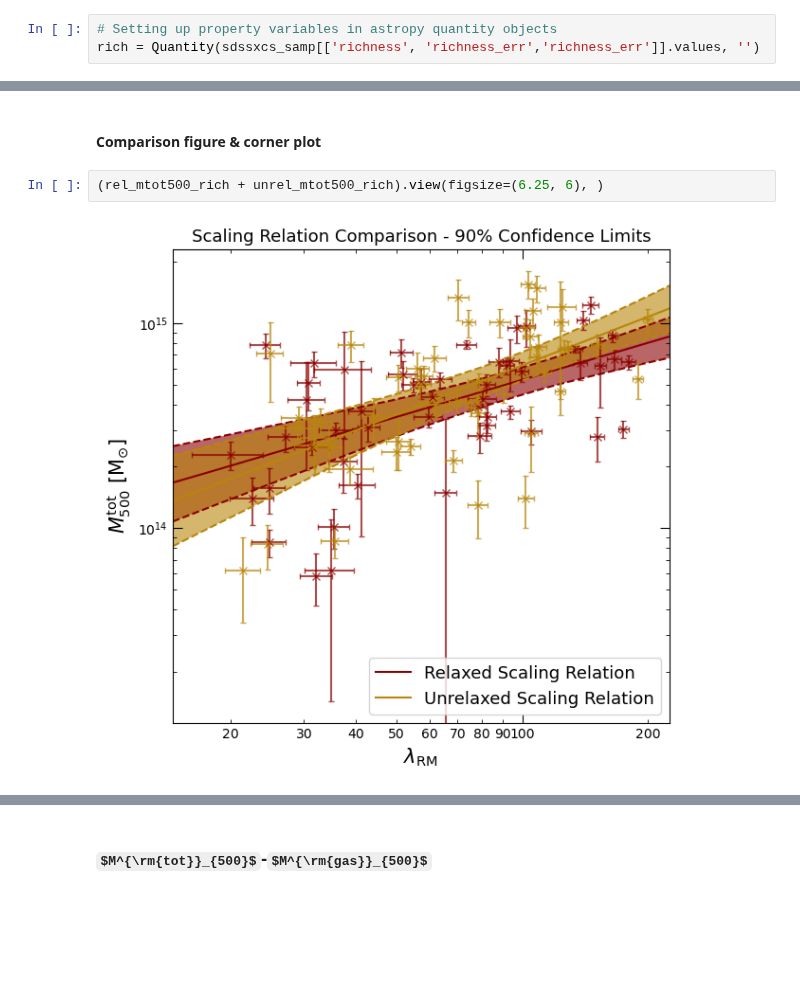
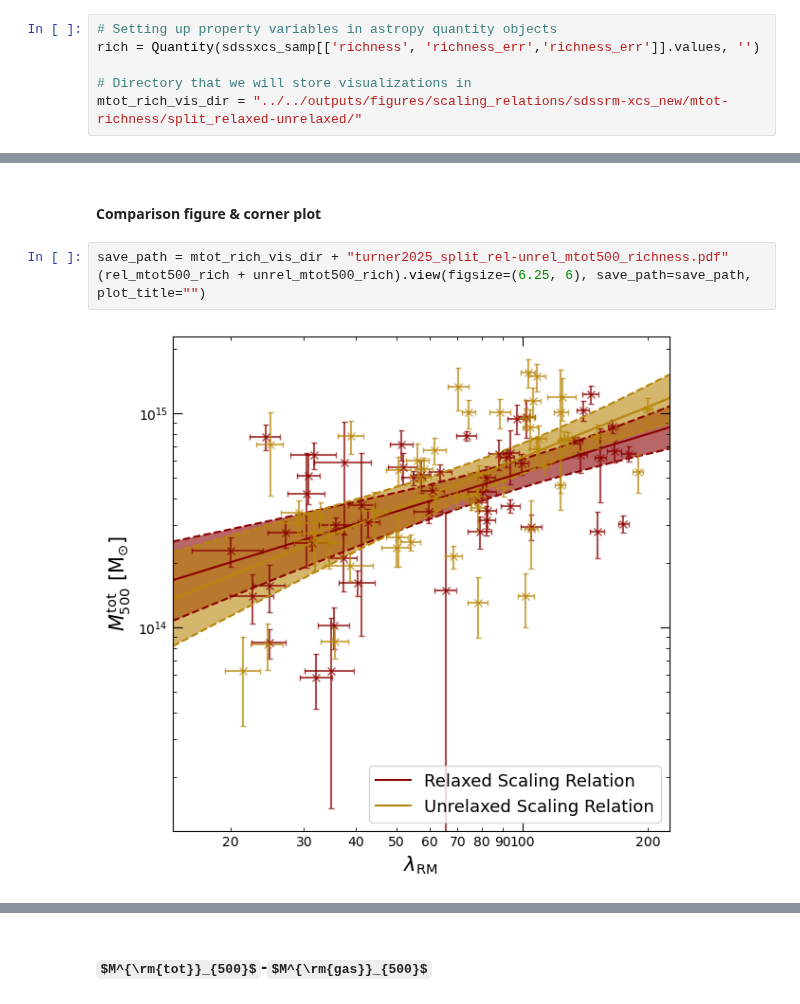
Before and after one commit to DavidT3/XCS-Mass-II-Analysis, a Jupyter notebook: notebooks/exploring_scatter/SDSSRM-XCS_relation_scatter_morphology_dependence.ipynb, the cells around one changed output, grey strips where cells are left out. Cells and saved outputs as stored; diff of their text form; some formulas as TeX source; blank space fills up the shorter version.

Commit message:
The morph dep notebook now saves SOME visualizations, and stores the split relation parameters in a dataframe/csv file

```diff
--- a/notebooks/exploring_scatter/SDSSRM-XCS_relation_scatter_morphology_dependence.ipynb
+++ b/notebooks/exploring_scatter/SDSSRM-XCS_relation_scatter_morphology_dependence.ipynb
@@ -1019,6 +1072,9 @@ Removed no burn in
 # %%
 # Setting up property variables in astropy quantity objects
 rich = Quantity(sdssxcs_samp[['richness', 'richness_err','richness_err']].values, '')
+
+# Directory that we will store visualizations in
+mtot_rich_vis_dir = "../../outputs/figures/scaling_relations/sdssrm-xcs_new/mtot-richness/split_relaxed-unrelaxed/"
 # %% [markdown]
 #### Relaxed
 # %%
@@ -1056,7 +1120,8 @@ unrel_mtot500_rich.name = r'Unrelaxed'
 # %% [markdown]
 #### Comparison figure & corner plot
 # %%
-(rel_mtot500_rich + unrel_mtot500_rich).view(figsize=(6.25, 6), )
+save_path = mtot_rich_vis_dir + "turner2025_split_rel-unrel_mtot500_richness.pdf"
+(rel_mtot500_rich + unrel_mtot500_rich).view(figsize=(6.25, 6), save_path=save_path, plot_title="")
 # %% [output]
-[figure, old version]
+[figure, new version]
 # %%
```
Also changed, not shown: parts of 32 cells of this notebook.
